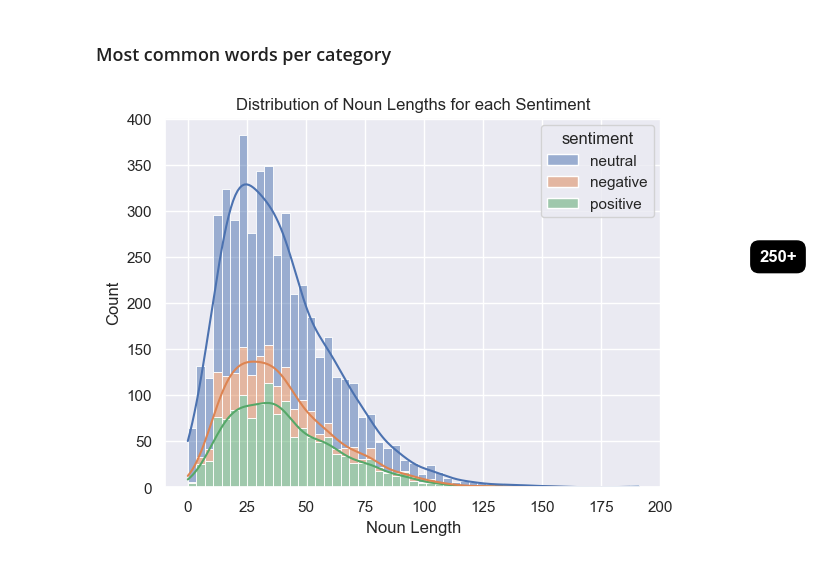
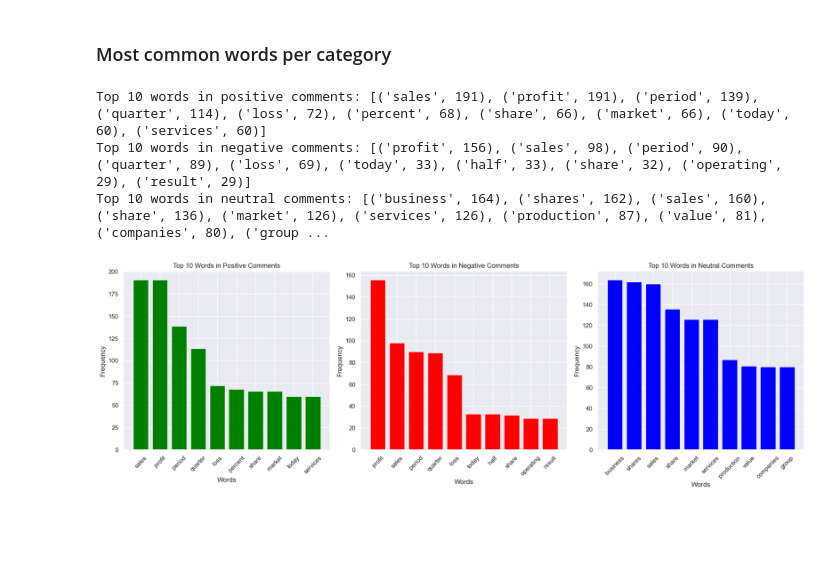
Before and after one commit to robinm98/Financial_Sentiment_Analysis, a Jupyter notebook: EDA.ipynb, the cells around one changed output. Drawn from its saved outputs; the diff is of its cells as text; code cells hidden in the pictures; blank space fills up the shorter version.

```diff
--- a/EDA.ipynb
+++ b/EDA.ipynb
@@ -146,25 +193,63 @@ print(mean_length)
 # %%
 from collections import Counter
 import re
 
 def get_top_n_words(corpus, n=10, stopwords=None):
     if stopwords is None:
         stopwords = set()
     words = re.findall(r'\w+', corpus.lower())
     filtered_words = [word for word in words if word not in stopwords]
     return Counter(filtered_words).most_common(n)
 
 # Define custom stopwords
 custom_stopwords = {'mn', 'mln', 'will','m', 's', 'eur', 'pct', 'company', 'said', 'finnish', 'year'}
 
 # Get top words while excluding stopwords
 positive_words = get_top_n_words(positive_text, 10, stopwords=custom_stopwords)
 negative_words = get_top_n_words(negative_text, 10, stopwords=custom_stopwords)
 neutral_words = get_top_n_words(neutral_text, 10, stopwords=custom_stopwords)
 
 print('Top 10 words in positive comments:', positive_words)
 print('Top 10 words in negative comments:', negative_words)
 print('Top 10 words in neutral comments:', neutral_words)
+
+# Plotting the top words for each sentiment as subplots
+fig, axs = plt.subplots(1, 3, figsize=(18, 6))
+
+# Plot for positive sentiment
+positive_words_dict = dict(positive_words)
+axs[0].bar(positive_words_dict.keys(), positive_words_dict.values(), color='green')
+axs[0].set_title('Top 10 Words in Positive Comments')
+axs[0].set_xlabel('Words')
+axs[0].set_ylabel('Frequency')
+axs[0].tick_params(axis='x', rotation=45)
+
+# Plot for negative sentiment
+negative_words_dict = dict(negative_words)
+axs[1].bar(negative_words_dict.keys(), negative_words_dict.values(), color='red')
+axs[1].set_title('Top 10 Words in Negative Comments')
+axs[1].set_xlabel('Words')
+axs[1].set_ylabel('Frequency')
+axs[1].tick_params(axis='x', rotation=45)
+
+# Plot for neutral sentiment
+neutral_words_dict = dict(neutral_words)
+axs[2].bar(neutral_words_dict.keys(), neutral_words_dict.values(), color='blue')
+axs[2].set_title('Top 10 Words in Neutral Comments')
+axs[2].set_xlabel('Words')
+axs[2].set_ylabel('Frequency')
+axs[2].tick_params(axis='x', rotation=45)
+
+# Adjust layout to prevent overlap
+plt.tight_layout()
+
+# Show the plot
+plt.show()
+# %% [output]
+Top 10 words in positive comments: [('sales', 191), ('profit', 191), ('period', 139), ('quarter', 114), ('loss', 72), ('percent', 68), ('share', 66), ('market', 66), ('today', 60), ('services', 60)]
+Top 10 words in negative comments: [('profit', 156), ('sales', 98), ('period', 90), ('quarter', 89), ('loss', 69), ('today', 33), ('half', 33), ('share', 32), ('operating', 29), ('result', 29)]
+Top 10 words in neutral comments: [('business', 164), ('shares', 162), ('sales', 160), ('share', 136), ('market', 126), ('services', 126), ('production', 87), ('value', 81), ('companies', 80), ('group ...
+[figure, added]
 # %%
 from sklearn.feature_extraction.text import CountVectorizer
 import pandas as pd
@@ -200,37 +285,3 @@ neutral_bigrams = get_top_n_ngrams(df[df['sentiment'] == 'neutral']['nouns'], 10
 print('Top 10 bigrams in positive comments:', positive_bigrams)
 print('Top 10 bigrams in negative comments:', negative_bigrams)
 print('Top 10 bigrams in neutral comments:', neutral_bigrams)
-# %%
-import seaborn as sns
-import matplotlib.pyplot as plt
-
-# Assuming df is your DataFrame and 'nouns' is the column with extracted nouns
-
-# Fill NaN values in the 'nouns' column with an empty string
-df['nouns'] = df['nouns'].fillna('')
-
-# Calculate the length of the noun phrases
-df['nouns_length'] = df['nouns'].apply(len)
-
-# Set the style of the plot
-sns.set(style="darkgrid")
-
-# Filter the noun lengths less than or equal to 250
-filtered_df = df[df['nouns_length'] <= 250]
-
-# Plot the distribution of noun lengths for each sentiment
-sns.histplot(data=filtered_df, x="nouns_length", hue="sentiment", multiple="stack", kde=True)
-
-# Set the title and labels
-plt.title("Distribution of Noun Lengths for each Sentiment")
-plt.xlabel("Noun Length")
-plt.ylabel("Count")
-
-# Add a label for noun lengths greater than 250
-plt.text(250, 250, '250+', ha='center', va='center', color='white', fontweight='bold', fontsize=12,
-         bbox=dict(facecolor='black', edgecolor='black', boxstyle='round,pad=0.5'))
-
-# Show the plot
-plt.show()
-# %% [output]
-[figure, removed]
```
Also changed, not shown: parts of 4 cells of this notebook.
